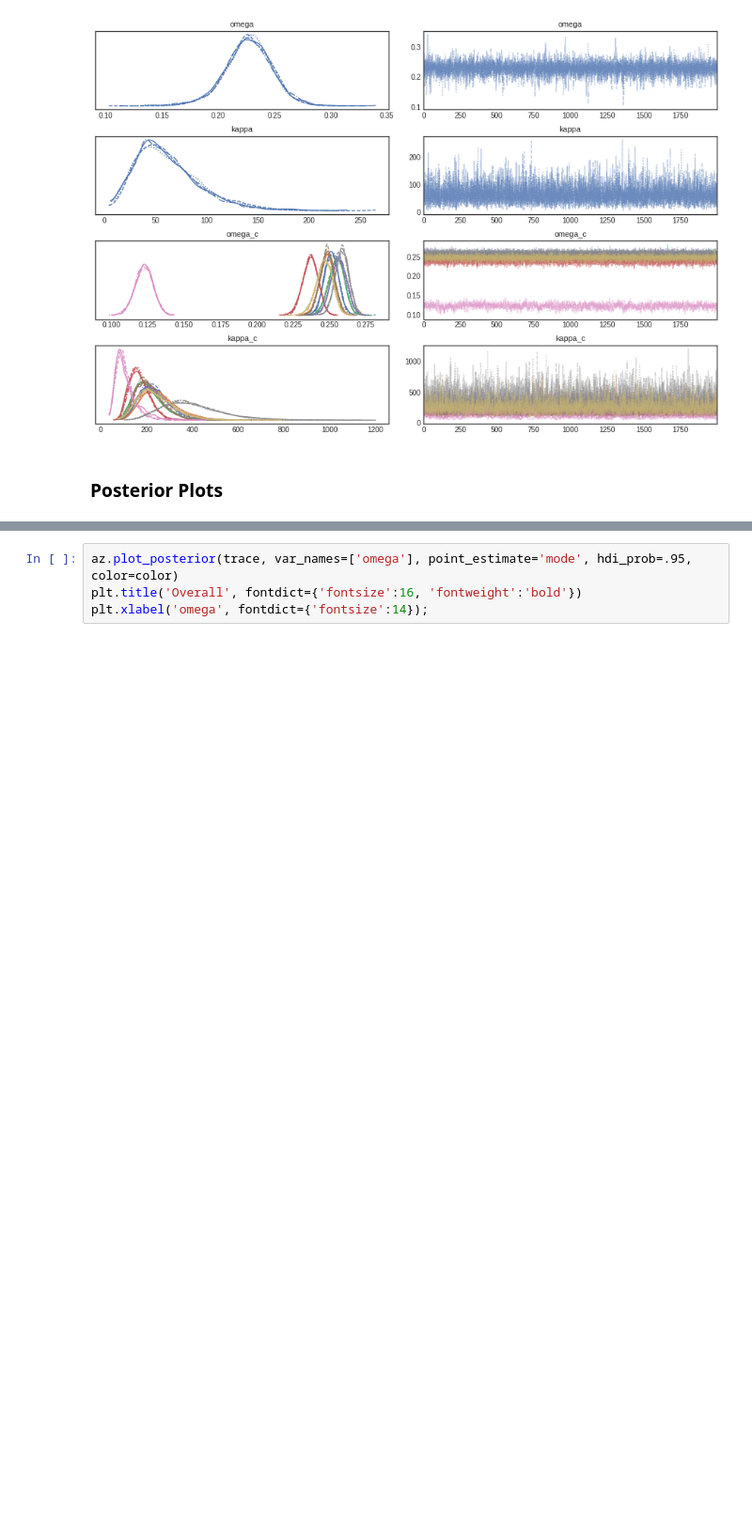
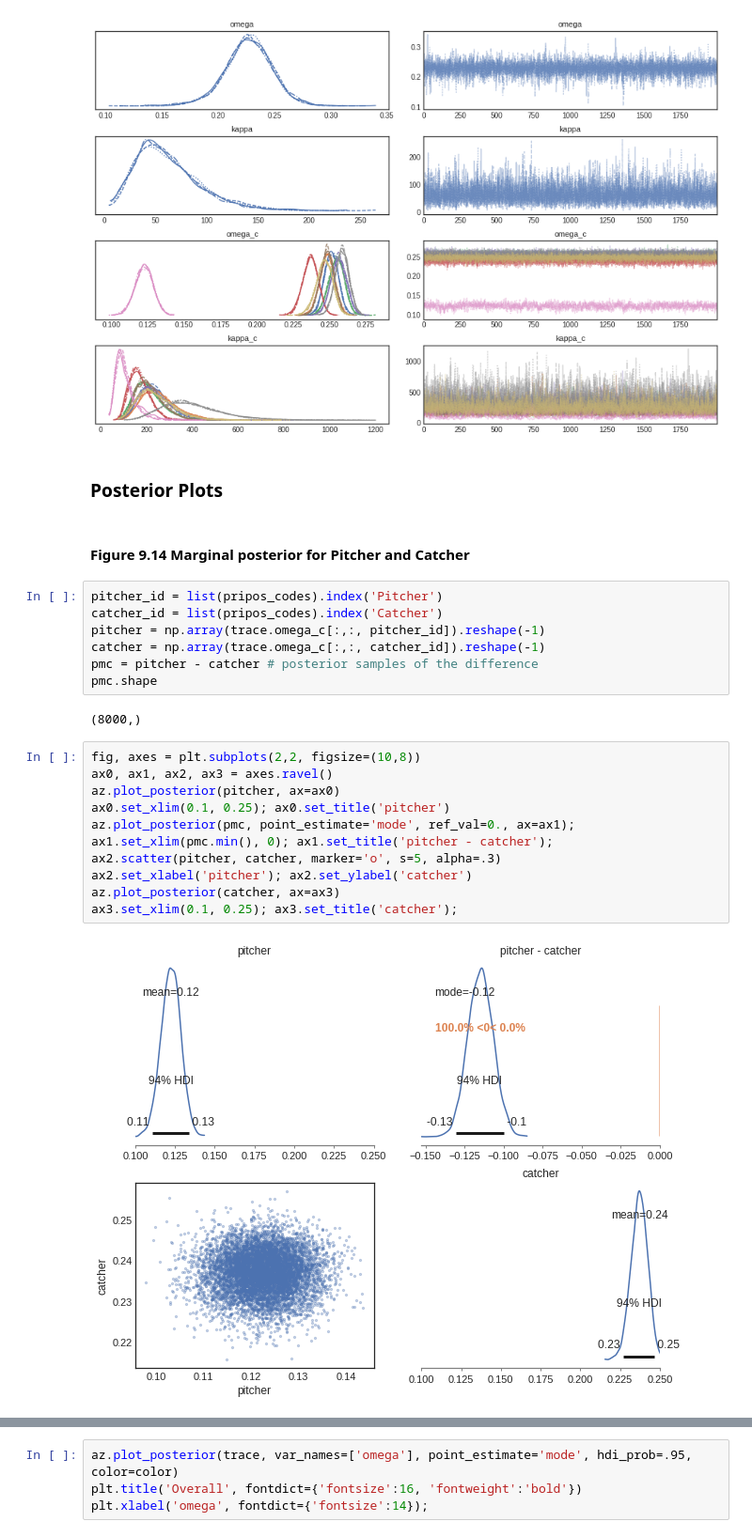
Before and after one commit to yongduek/DBDA-python, a Jupyter notebook: with_numpyro/Ch_09_BaseballBatting.ipynb, the cells around one changed output, grey strips where cells are left out. Shown at 94% size. Cells and saved outputs as stored; diff of their text form; blank space fills up the shorter version.

```diff
--- a/with_numpyro/Ch_09_BaseballBatting.ipynb
+++ b/with_numpyro/Ch_09_BaseballBatting.ipynb
@@ -268,3 +268,26 @@ az.plot_trace(trace, ['omega', 'kappa', 'omega_c', 'kappa_c']);
 [figure]
 # %% [markdown]
 ### Posterior Plots
+# %% [markdown]
+#### Figure 9.14 Marginal posterior for Pitcher and Catcher
+# %%
+pitcher_id = list(pripos_codes).index('Pitcher')
+catcher_id = list(pripos_codes).index('Catcher')
+pitcher = np.array(trace.omega_c[:,:, pitcher_id]).reshape(-1)
+catcher = np.array(trace.omega_c[:,:, catcher_id]).reshape(-1)
+pmc = pitcher - catcher # posterior samples of the difference
+pmc.shape
+# %% [output]
+(8000,)
+# %%
+fig, axes = plt.subplots(2,2, figsize=(10,8))
+ax0, ax1, ax2, ax3 = axes.ravel()
+az.plot_posterior(pitcher, ax=ax0)
+ax0.set_xlim(0.1, 0.25); ax0.set_title('pitcher')
+az.plot_posterior(pmc, point_estimate='mode', ref_val=0., ax=ax1); ax1.set_xlim(pmc.min(), 0); ax1.set_title('pitcher - catcher');
+ax2.scatter(pitcher, catcher, marker='o', s=5, alpha=.3)
+ax2.set_xlabel('pitcher'); ax2.set_ylabel('catcher')
+az.plot_posterior(catcher, ax=ax3)
+ax3.set_xlim(0.1, 0.25); ax3.set_title('catcher');
+# %% [output]
+[figure, added]
```
Also changed, not shown: parts of 5 cells of this notebook.
